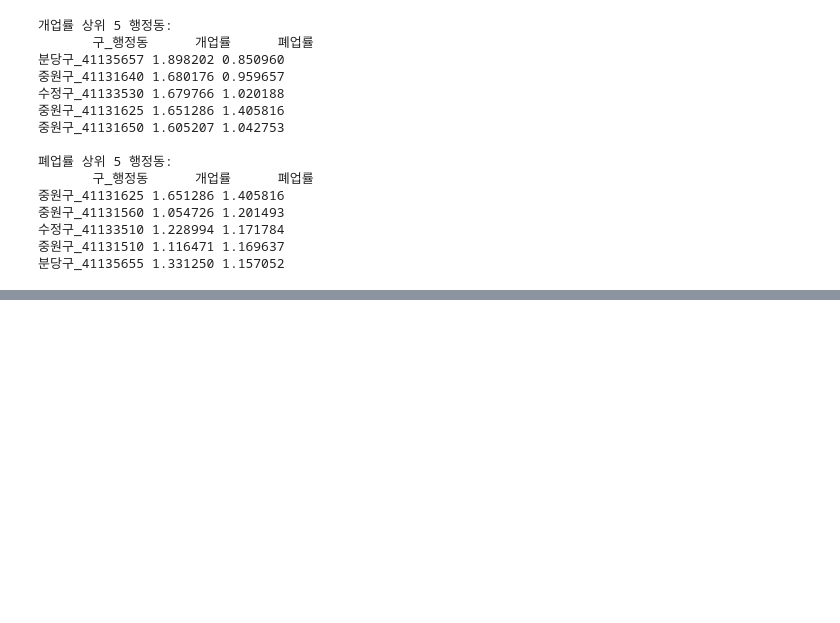
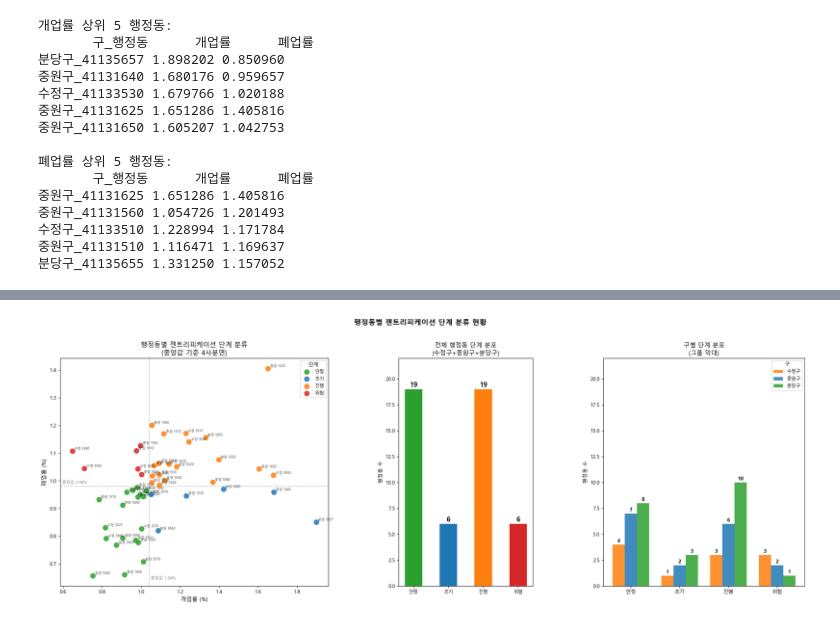
Before and after one commit to bulsajo1/final_project, a Jupyter notebook: Geunsu/EDA_가맹점.ipynb, the cells around one changed output, grey strips where cells are left out. Saved outputs shown, nothing was run; the diff lists cells and outputs as text; code cells hidden in the pictures; blank space fills up the shorter version.

```diff
--- a/Geunsu/EDA_가맹점.ipynb
+++ b/Geunsu/EDA_가맹점.ipynb
@@ -802,0 +331,75 @@ E비율 상위 10 행정동:
+# %%
+# ── 시각화 ───────────────────────────────────────────────────────────
+from matplotlib.patches import Patch
+import matplotlib.gridspec as gridspec
+
+fig = plt.figure(figsize=(26, 8))
+gs = fig.add_gridspec(1, 3, width_ratios=[2, 1, 1.5], wspace=0.35)
+ax_scatter = fig.add_subplot(gs[0])
+ax_total   = fig.add_subplot(gs[1])
+ax_gu      = fig.add_subplot(gs[2])
+
+# ── 왼쪽: 개업률 vs 폐업률 산점도 ────────────────────────────────────
+for stage in stage_order:
+    grp = dong[dong["젠트리피케이션_단계"] == stage]
+    ax_scatter.scatter(grp["개업률"], grp["폐업률"],
+                       label=stage, color=stage_colors[stage], s=90, alpha=0.85, zorder=3)
+    for _, row in grp.iterrows():
+        short = row["구_행정동"].split("_")[0][:2] + " " + row["구_행정동"].split("_")[1][-4:]
+        ax_scatter.annotate(short, (row["개업률"], row["폐업률"]),
+                            fontsize=6.5, alpha=0.75, xytext=(4, 3), textcoords="offset points")
+
+ax_scatter.axvline(med_open,  color="gray", linestyle="--", linewidth=0.9, alpha=0.7)
+ax_scatter.axhline(med_close, color="gray", linestyle="--", linewidth=0.9, alpha=0.7)
+ax_scatter.text(med_open + 0.01, ax_scatter.get_ylim()[0] + 0.02,
+                f"중앙값 {med_open:.2f}%", fontsize=8, color="gray", va="bottom")
+ax_scatter.text(ax_scatter.get_xlim()[0] + 0.01, med_close + 0.01,
+                f"중앙값 {med_close:.2f}%", fontsize=8, color="gray")
+ax_scatter.set_xlabel("개업률 (%)", fontsize=11)
+ax_scatter.set_ylabel("폐업률 (%)", fontsize=11)
+ax_scatter.set_title("행정동별 젠트리피케이션 단계 분류\n(중앙값 기준 4사분면)", fontsize=13)
+ax_scatter.legend(title="단계", fontsize=9)
+
+# ── 중간: 전체 행정동 단계 분포 ──────────────────────────────────────
+counts_total = [dong["젠트리피케이션_단계"].value_counts().get(s, 0) for s in stage_order]
+bars = ax_total.bar(stage_order, counts_total,
+                    color=[stage_colors[s] for s in stage_order], width=0.5)
+for bar, v in zip(bars, counts_total):
+    ax_total.text(bar.get_x() + bar.get_width() / 2, v + 0.08, str(v),
+                  ha="center", va="bottom", fontsize=13, fontweight="bold")
+ax_total.set_ylim(0, max(counts_total) + 3)
+ax_total.set_title("전체 행정동 단계 분포\n(수정구+중원구+분당구)", fontsize=12)
+ax_total.set_ylabel("행정동 수")
+ax_total.tick_params(axis="x", labelsize=9)
+
+# ── 오른쪽: 구별 단계 분포 (그룹 막대) ───────────────────────────────
+gu_list = ["수정구", "중원구", "분당구"]
+gu_colors = {"수정구": "#ff7f0e", "중원구": "#1f77b4", "분당구": "#2ca02c"}
+
+x = np.arange(len(stage_order))
+width = 0.25
+
+for i, gu in enumerate(gu_list):
+    counts_gu = [
+        dong[(dong["구명"] == gu) & (dong["젠트리피케이션_단계"] == s)].shape[0]
+        for s in stage_order
+    ]
+    bars_gu = ax_gu.bar(x + (i - 1) * width, counts_gu,
+                        width=width, label=gu, color=gu_colors[gu], alpha=0.85)
+    for bar, v in zip(bars_gu, counts_gu):
+        if v > 0:
+            ax_gu.text(bar.get_x() + bar.get_width() / 2, v + 0.1, str(v),
+                       ha="center", va="bottom", fontsize=10, fontweight="bold")
+
+ax_gu.set_xticks(x)
+ax_gu.set_xticklabels(stage_order, fontsize=10)
+ax_gu.set_title("구별 단계 분포\n(그룹 막대)", fontsize=12)
+ax_gu.set_ylabel("행정동 수")
+ax_gu.legend(title="구", fontsize=9)
+ax_gu.set_ylim(0, max(counts_total) + 3)
+
+plt.suptitle("행정동별 젠트리피케이션 단계 분류 현황", fontsize=14, fontweight="bold", y=1.01)
+plt.tight_layout()
+plt.show()
+# %% [output]
+[figure, added]
```
Also changed, not shown: parts of 20 cells of this notebook.
